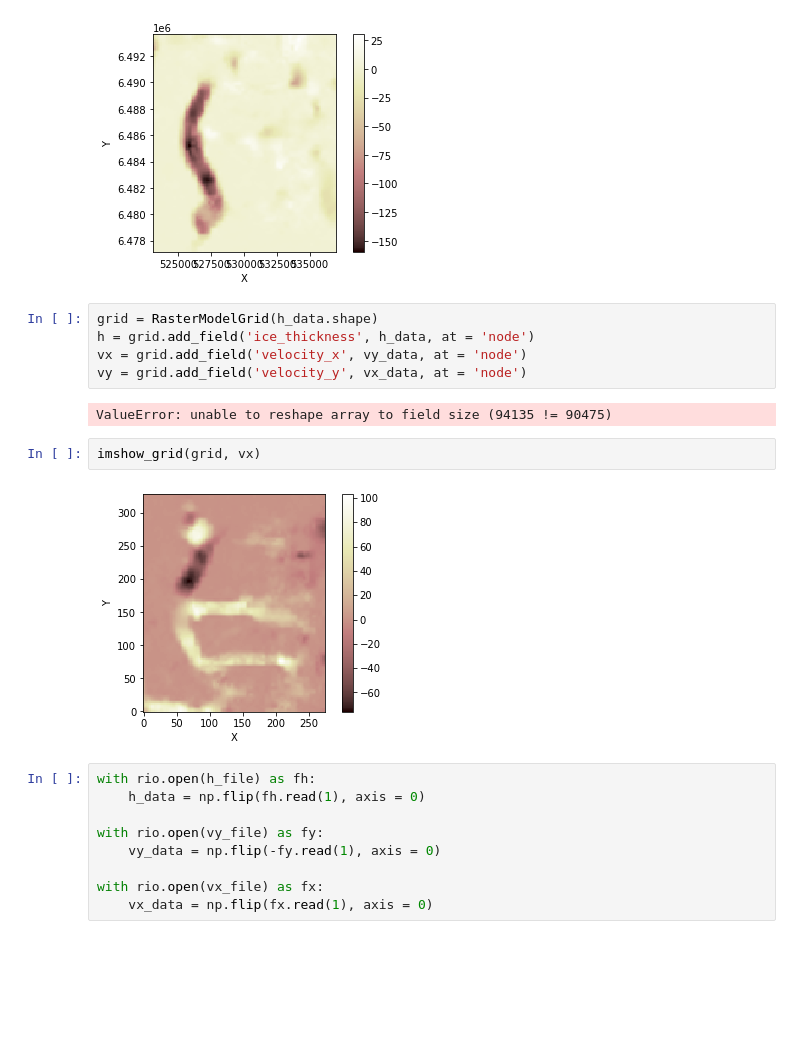
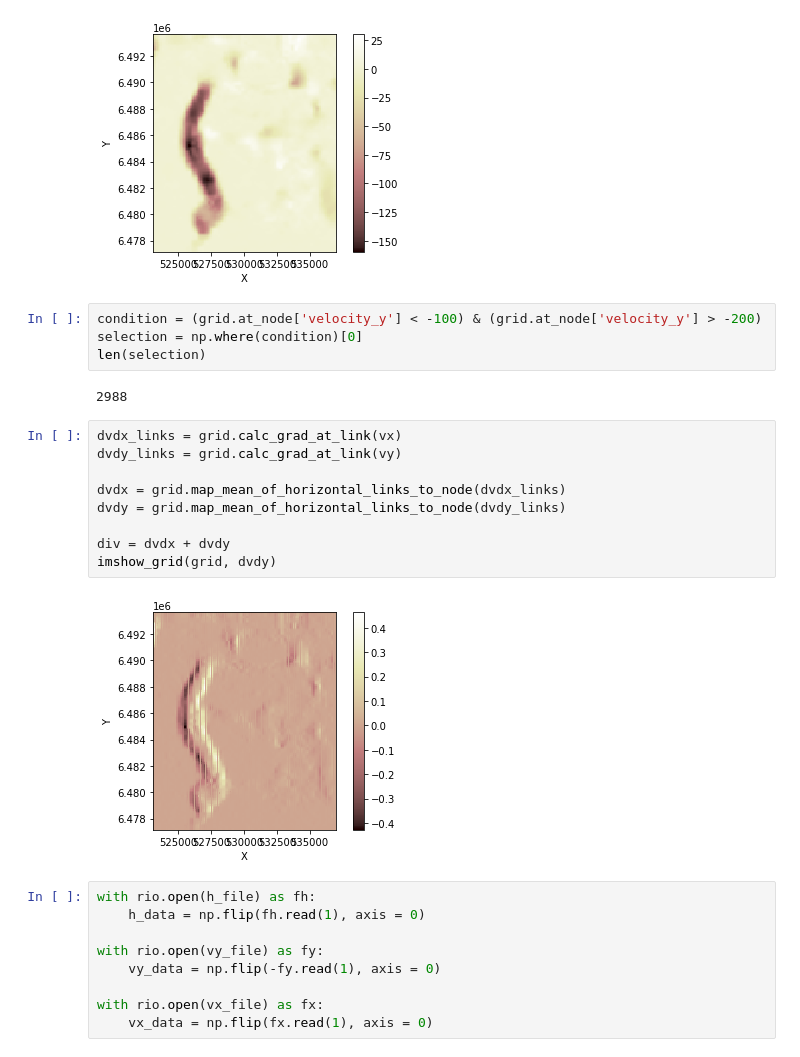
Before and after one commit to ethan-pierce/basal-ice-facies, a Jupyter notebook: basis/examples/advection-on-flowlines.ipynb, the cells around one changed output. Saved outputs shown, nothing was run; the diff lists cells and outputs as text; blank space fills up the shorter version.

```diff
--- a/basis/examples/advection-on-flowlines.ipynb
+++ b/basis/examples/advection-on-flowlines.ipynb
@@ -41,17 +37,23 @@ vy = grid.add_field('velocity_y', np.flip(vx_data, axis = 0), at = 'node')
 imshow_grid(grid, vy)
 # %% [output]
 [figure]
-# %%
-grid = RasterModelGrid(h_data.shape)
-h = grid.add_field('ice_thickness', h_data, at = 'node')
-vx = grid.add_field('velocity_x', vy_data, at = 'node')
-vy = grid.add_field('velocity_y', vx_data, at = 'node')
-# %% [output]
-ValueError: unable to reshape array to field size (94135 != 90475)
-# %%
-imshow_grid(grid, vx)
-# %% [output]
-[figure, removed]
+# %%
+condition = (grid.at_node['velocity_y'] < -100) & (grid.at_node['velocity_y'] > -200)
+selection = np.where(condition)[0]
+len(selection)
+# %% [output]
+2988
+# %%
+dvdx_links = grid.calc_grad_at_link(vx)
+dvdy_links = grid.calc_grad_at_link(vy)
+
+dvdx = grid.map_mean_of_horizontal_links_to_node(dvdx_links)
+dvdy = grid.map_mean_of_horizontal_links_to_node(dvdy_links)
+
+div = dvdx + dvdy
+imshow_grid(grid, dvdy)
+# %% [output]
+[figure, added]
 # %%
 with rio.open(h_file) as fh:
     h_data = np.flip(fh.read(1), axis = 0)
```
Also changed, not shown: parts of 1 cell of this notebook, 4 other files.
